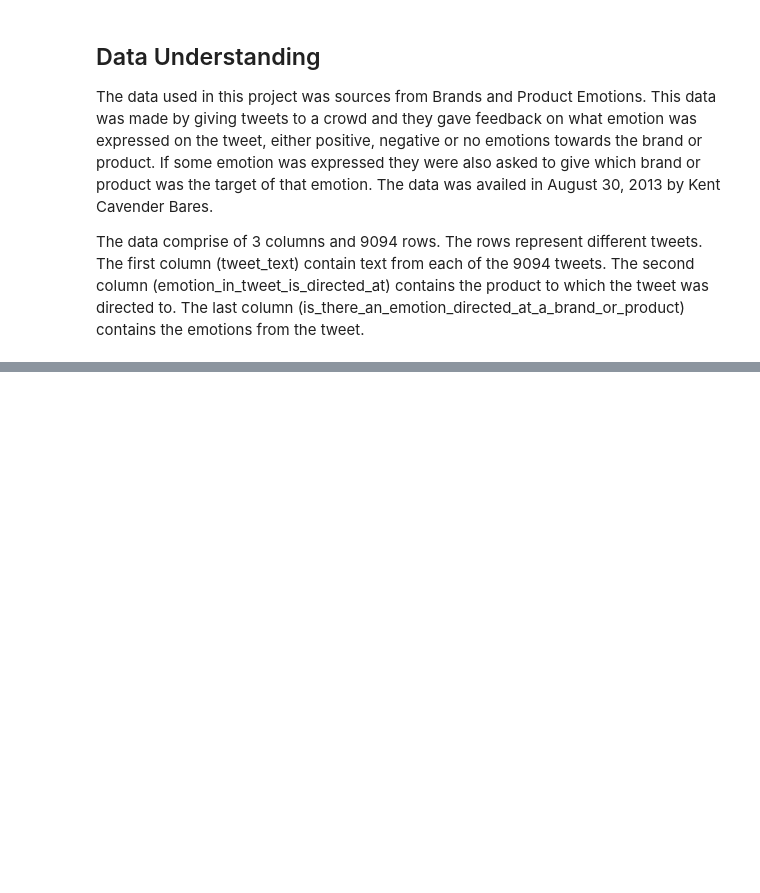
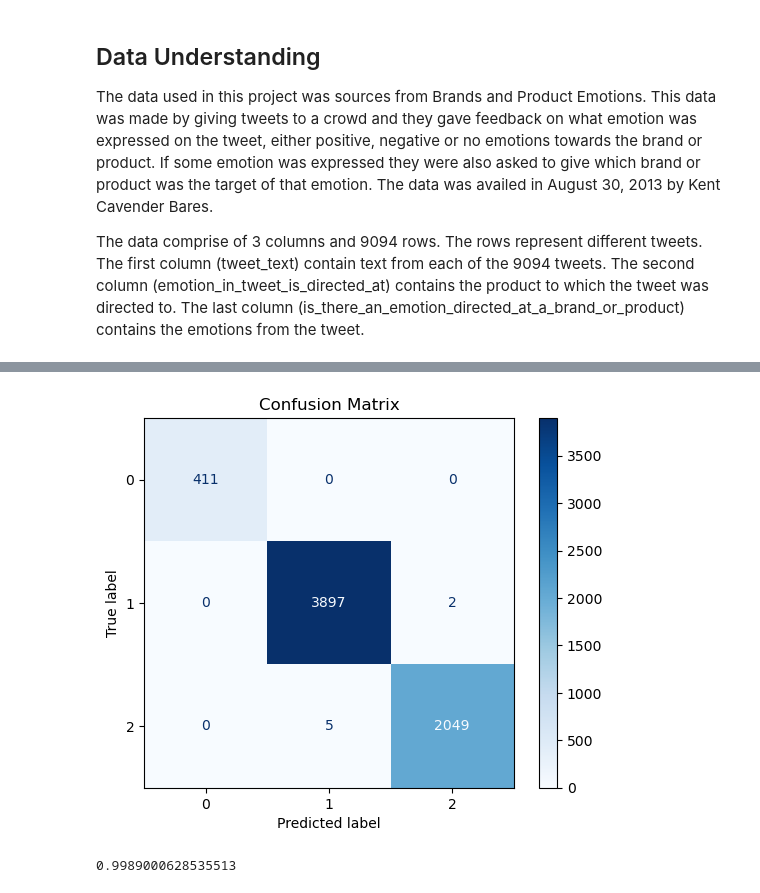
Before and after one commit to mauricenjogu/phase_4_NLP, a Jupyter notebook: doing.ipynb, the cells around one changed output, grey strips where cells are left out. Saved outputs shown, nothing was run; the diff lists cells and outputs as text; code cells hidden in the pictures; blank space fills up the shorter version.

```diff
--- a/doing.ipynb
+++ b/doing.ipynb
@@ -53,0 +262,26 @@ data.head(5)
+# %%
+#appling Synthetic Minority Over-sampling Technique (SMOTE) on our training set
+smote = SMOTE(sampling_strategy='auto', random_state=42)
+X_train_resampled, y_train_resampled = smote.fit_resample(tf_idf_train, y_train)
+# %%
+#retraining our model using data improved by SMOTE
+classifier_smote = RandomForestClassifier(class_weight="balanced",random_state=1)
+classifier_smote.fit(X_train_resampled,  y_train_resampled)
+
+#predicting our training and test data with the new model
+y_train_smote_preds = classifier_smote.predict(tf_idf_train)
+y_test_smote_preds = classifier_smote.predict(tf_idf_test)
+# %%
+# Compute confusion matrix
+conf_matrix_final = confusion_matrix(y_train,y_train_smote_preds)
+
+# Display the confusion matrix
+disp = ConfusionMatrixDisplay(conf_matrix_final)
+disp.plot(cmap='Blues')
+plt.title('Confusion Matrix')
+plt.show()
+
+print(accuracy_score(y_train,y_train_smote_preds))
+# %% [output]
+[figure, added]
+0.9989000628535513
```
Also changed, not shown: parts of 26 cells of this notebook.
